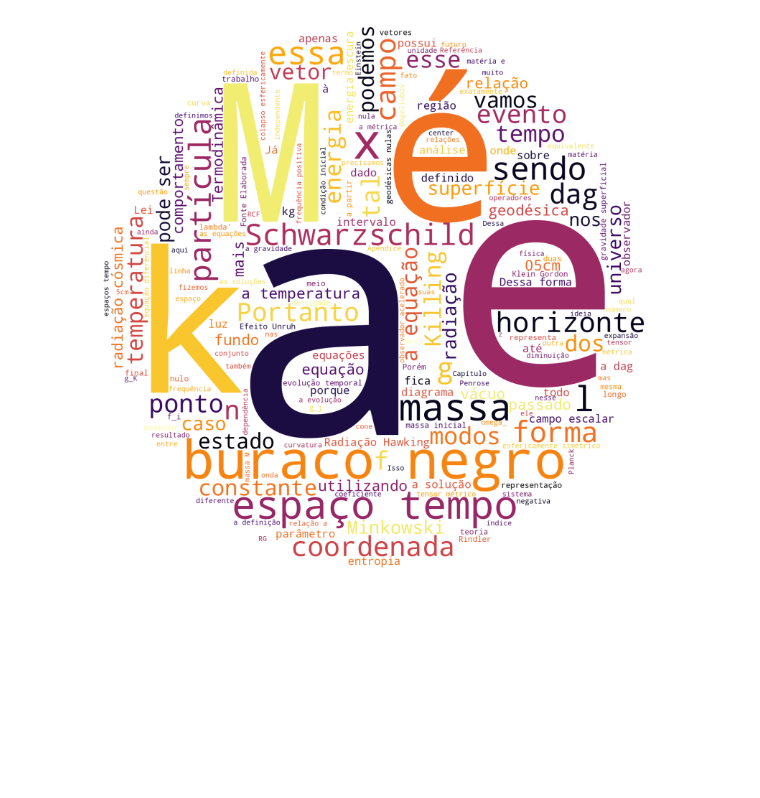
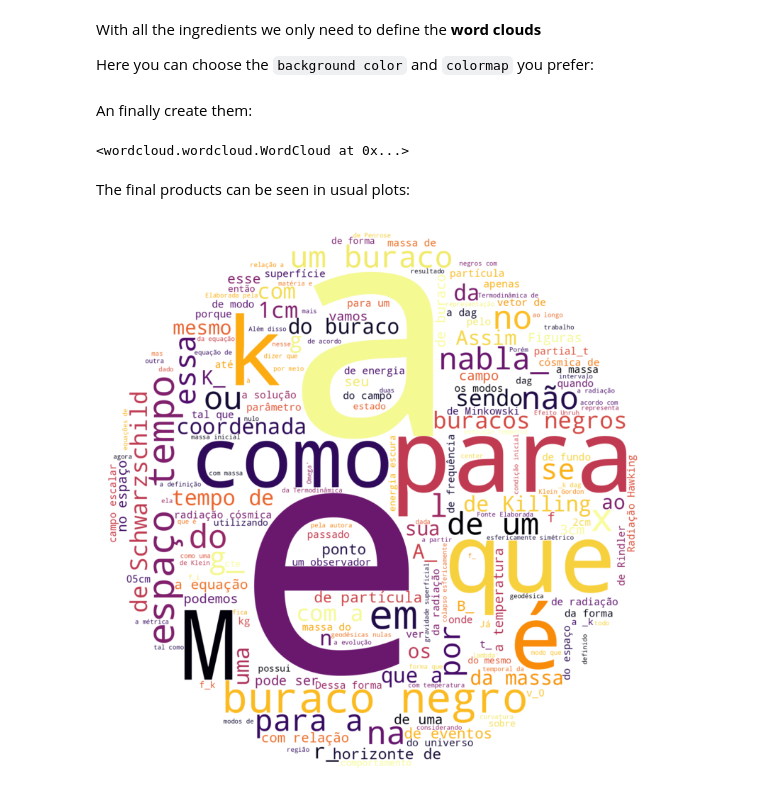
Before and after one commit to natalidesanti/word_cloud, a Jupyter notebook: word_cloud.ipynb, the cells around one changed output. Saved outputs shown, nothing was run; the diff lists cells and outputs as text; code cells hidden in the pictures; blank space fills up the shorter version.

```diff
--- a/word_cloud.ipynb
+++ b/word_cloud.ipynb
@@ -10,11 +27,8 @@ dissertation = open('files/dissertacaonatali.tex', 'r').read()
 # %%
-stopwords = []
-f = open('files/stopwords.txt', 'r')
+stopwords_portuguese = []
+f = open('files/stopwords-portuguese.txt', 'r')
 g = open('files/stopwords_latex.txt', 'r')
-h = open('files/stopwords_specific.txt', 'r')
 for row in f:
-   stopwords.append(row.replace('\n', ''))
+   stopwords_portuguese.append(row.replace('\n', ''))
 for row in g:
-   stopwords.append(row.replace('\n', ''))
-for row in h:
-   stopwords.append(row.replace('\n', ''))
+   stopwords_portuguese.append(row.replace('\n', ''))
@@ -24,18 +52,24 @@ BH_mask = np.array(Image.open('figures/black_hole.png'))
+# %% [markdown]
+With all the ingredients we only need to define the **word clouds**
+
+Here you can choose the `background color` and `colormap` you prefer:
 # %%
-#Ininiating the word cloud object
-diss_natali = WordCloud(background_color = 'white',stopwords = stopwords, mask = BH_mask, colormap = 'inferno')
-#You can change your colormap as you want. See https://matplotlib.org/users/colormaps.html for more details
+diss_natali = WordCloud(background_color = 'white', stopwords = stopwords_portuguese, mask = BH_mask, colormap = 'inferno')
+thesis_natali = WordCloud(background_color = 'white', stopwords = stopwords_english, mask = galaxy_mask, colormap = 'inferno')
+# %% [markdown]
+An finally create them:
+# %%
+diss_natali.generate(dissertation)
+thesis_natali.generate(thesis)
+# %% [output]
+<wordcloud.wordcloud.WordCloud at 0x...>
+# %% [markdown]
+The final products can be seen in usual plots:
 # %%
-#Generating the word cloud
-diss_natali.generate(dissertation)
-
-#Displaying the cloud
-fig = plt.figure()
-fig.set_figwidth(20) # set width
-fig.set_figheight(20) # set height
-
+#Masters
+fig = plt.figure(dpi = 100, figsize = (10, 10))
 plt.imshow(diss_natali, interpolation='bilinear')
 plt.axis('off')
 plt.savefig('figures/natali_dissertation-word_cloud.png')
 # %% [output]
-[figure, old version]
+[figure, new version]
```
Also changed, not shown: parts of 13 cells of this notebook, 8 other files.
